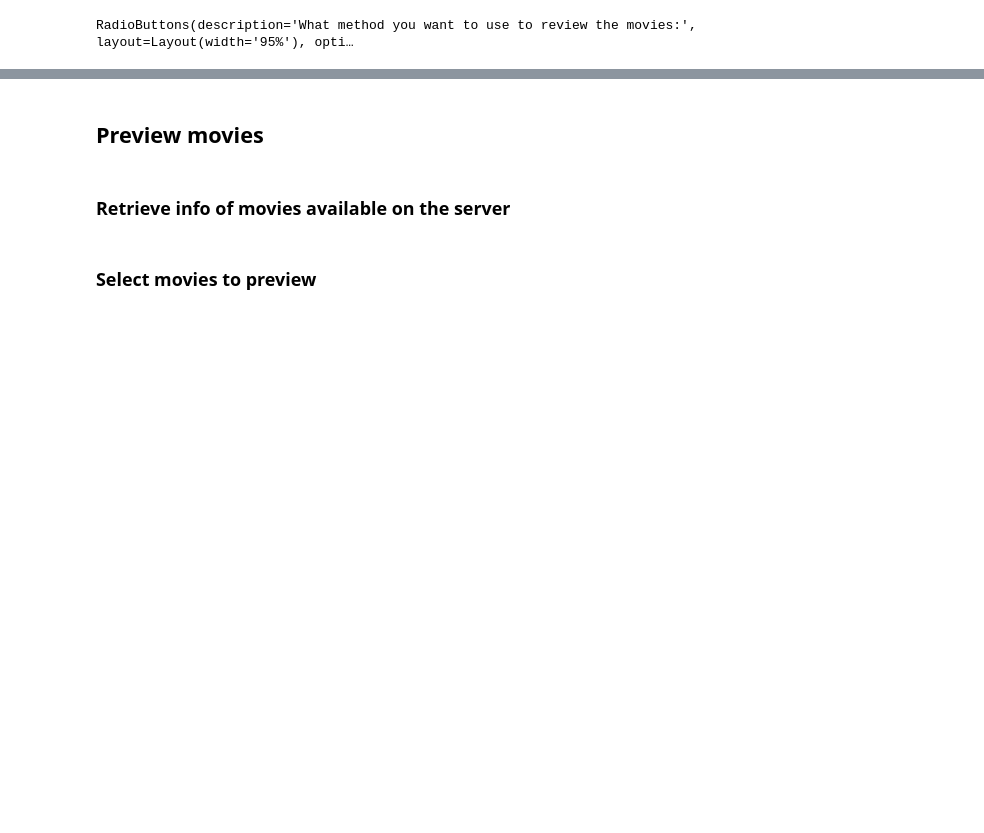
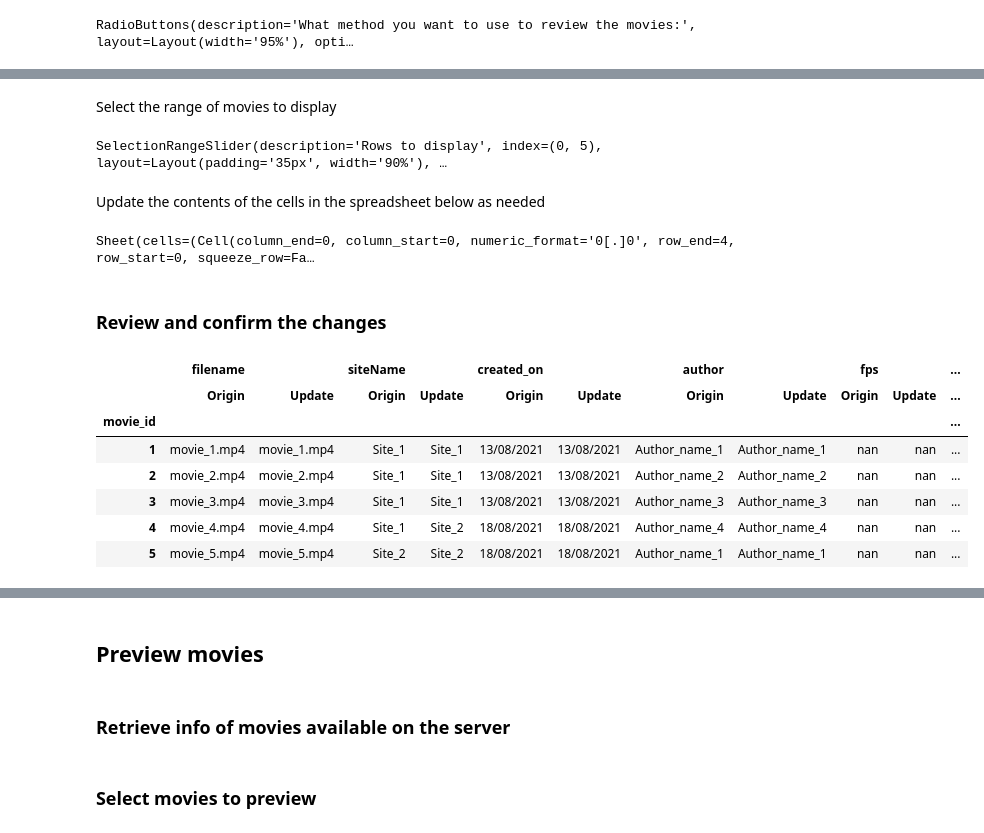
Before and after one commit to pilarnavarro/koster_data_management, a Jupyter notebook: colab_tutorials/COLAB_1_Check_and_update_csv_files.ipynb, the cells around one changed output, grey strips where cells are left out. Saved outputs shown, nothing was run; the diff lists cells and outputs as text; code cells hidden in the pictures; blank space fills up the shorter version.

Commit message:
updated colab and local t#1 and minor format in #3 and #8

```diff
--- a/colab_tutorials/COLAB_1_Check_and_update_csv_files.ipynb
+++ b/colab_tutorials/COLAB_1_Check_and_update_csv_files.ipynb
@@ -86,7 +87,7 @@ kso_map
 # %% [markdown]
 Select the range of sites to display
 # %%
-sites_df, sites_range = t1.select_sheet_range(db_initial_info = db_info_dict,
+sites_df, sites_range = t1.select_sheet_range(db_info_dict = db_info_dict,
                                               orig_csv = "local_sites_csv"
                                               )
 # %% [output]
@@ -143,3 +148,36 @@ movies_sheet_df = t1.check_movies_csv(db_info_dict, project, review_method)
+# %% [markdown]
+Select the range of movies to display
+# %%
+movies_df, movies_range = t1.select_sheet_range(db_info_dict = db_info_dict,
+                                              orig_csv = "local_movies_csv"
+                                              )
+# %% [output]
+SelectionRangeSlider(description='Rows to display', index=(0, 5), layout=Layout(padding='35px', width='90%'), …
+# %% [markdown]
+Update the contents of the cells in the spreadsheet below as needed
+# %%
+movies_df_filtered, movies_sheet = t1.open_csv(df = movies_df, df_range = movies_range)
+movies_sheet
+# %% [output]
+Sheet(cells=(Cell(column_end=0, column_start=0, numeric_format='0[.]0', row_end=4, row_start=0, squeeze_row=Fa…
+# %% [markdown]
+### Review and confirm the changes
+# %%
+# Display the changes
+highlight_changes, movies_sheet_df = t1.display_changes(db_info_dict,
+                   isheet = movies_sheet,
+                   df_filtered = movies_df_filtered
+                   )
+highlight_changes
+# %% [output]
+|  | filename |  | siteName |  | created_on |  | author |  | fps |  | ... |
+|  | Origin | Update | Origin | Update | Origin | Update | Origin | Update | Origin | Update | ... |
+| movie_id |  |  |  |  |  |  |  |  |  |  | ... |
+| 1 | movie_1.mp4 | movie_1.mp4 | Site_1 | Site_1 | 13/08/2021 | 13/08/2021 | Author_name_1 | Author_name_1 | nan | nan | ... |
+| 2 | movie_2.mp4 | movie_2.mp4 | Site_1 | Site_1 | 13/08/2021 | 13/08/2021 | Author_name_2 | Author_name_2 | nan | nan | ... |
+| 3 | movie_3.mp4 | movie_3.mp4 | Site_1 | Site_1 | 13/08/2021 | 13/08/2021 | Author_name_3 | Author_name_3 | nan | nan | ... |
+| 4 | movie_4.mp4 | movie_4.mp4 | Site_1 | Site_2 | 18/08/2021 | 18/08/2021 | Author_name_4 | Author_name_4 | nan | nan | ... |
+| 5 | movie_5.mp4 | movie_5.mp4 | Site_2 | Site_2 | 18/08/2021 | 18/08/2021 | Author_name_1 | Author_name_1 | nan | nan | ... |
 # %%
 # Confirm or deny the changes
 t1.update_csv(db_info_dict,
```
Also changed, not shown: parts of 18 cells of this notebook, 2 other files.
